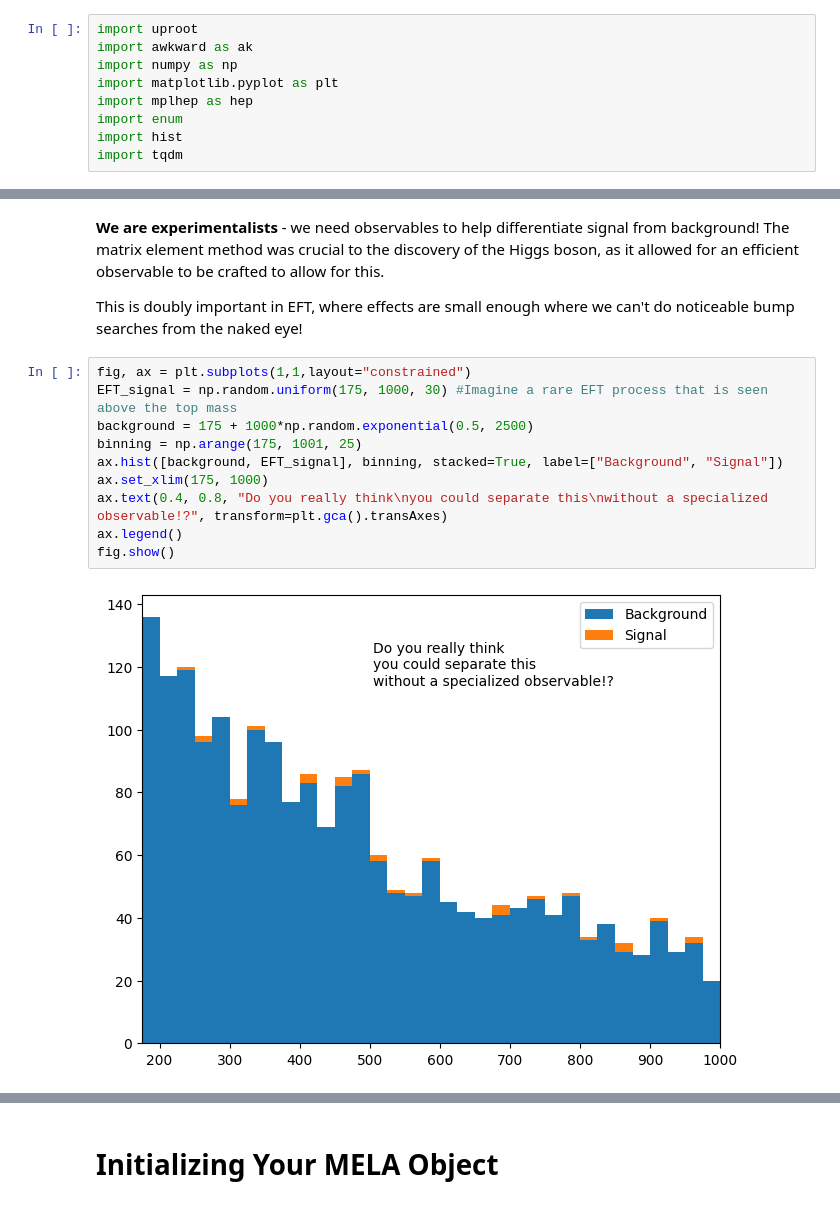
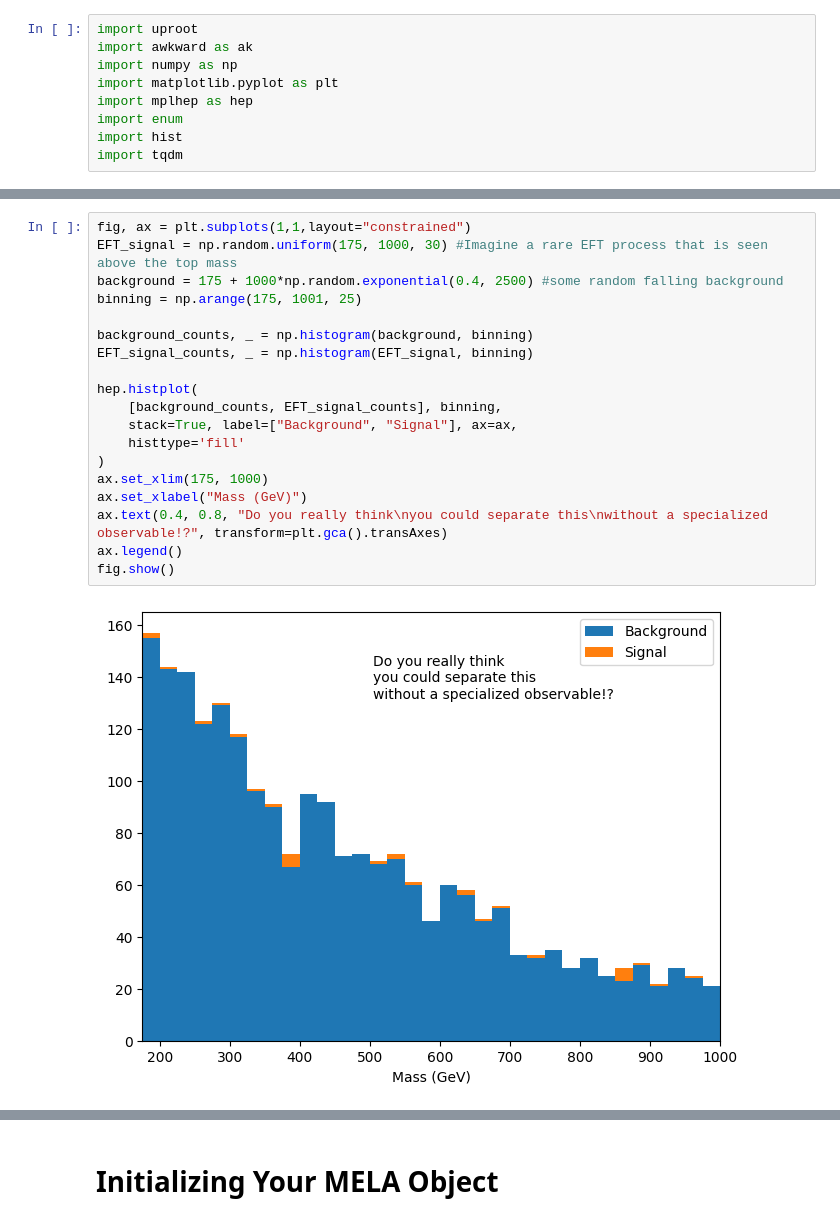
Before and after one commit to FNALLPC/cmseft, a Jupyter notebook: reweighting/Optimal_Observables.ipynb, the cells around one changed output, grey strips where cells are left out. Saved outputs shown, nothing was run; the diff lists cells and outputs as text.

Commit message:
observables

```diff
--- a/reweighting/Optimal_Observables.ipynb
+++ b/reweighting/Optimal_Observables.ipynb
@@ -90,16 +75,21 @@ Madgraph, and every generator at higher-orders utilize weights to do real physic
-# %% [markdown]
-**We are experimentalists** - we need observables to help differentiate signal from background! The matrix element method was crucial to the discovery of the Higgs boson, as it allowed for an efficient observable to be crafted to allow for this.
-
-This is doubly important in EFT, where effects are small enough where we can't do noticeable bump searches from the naked eye!
 # %%
 fig, ax = plt.subplots(1,1,layout="constrained")
 EFT_signal = np.random.uniform(175, 1000, 30) #Imagine a rare EFT process that is seen above the top mass
-background = 175 + 1000*np.random.exponential(0.5, 2500)
+background = 175 + 1000*np.random.exponential(0.4, 2500) #some random falling background
 binning = np.arange(175, 1001, 25)
-ax.hist([background, EFT_signal], binning, stacked=True, label=["Background", "Signal"])
+
+background_counts, _ = np.histogram(background, binning)
+EFT_signal_counts, _ = np.histogram(EFT_signal, binning)
+
+hep.histplot(
+    [background_counts, EFT_signal_counts], binning,
+    stack=True, label=["Background", "Signal"], ax=ax,
+    histtype='fill'
+)
 ax.set_xlim(175, 1000)
+ax.set_xlabel("Mass (GeV)")
 ax.text(0.4, 0.8, "Do you really think\nyou could separate this\nwithout a specialized observable!?", transform=plt.gca().transAxes)
 ax.legend()
 fig.show()
 # %% [output]
-[figure, old version]
+[figure, new version]
```
Also changed, not shown: parts of 16 cells of this notebook.
